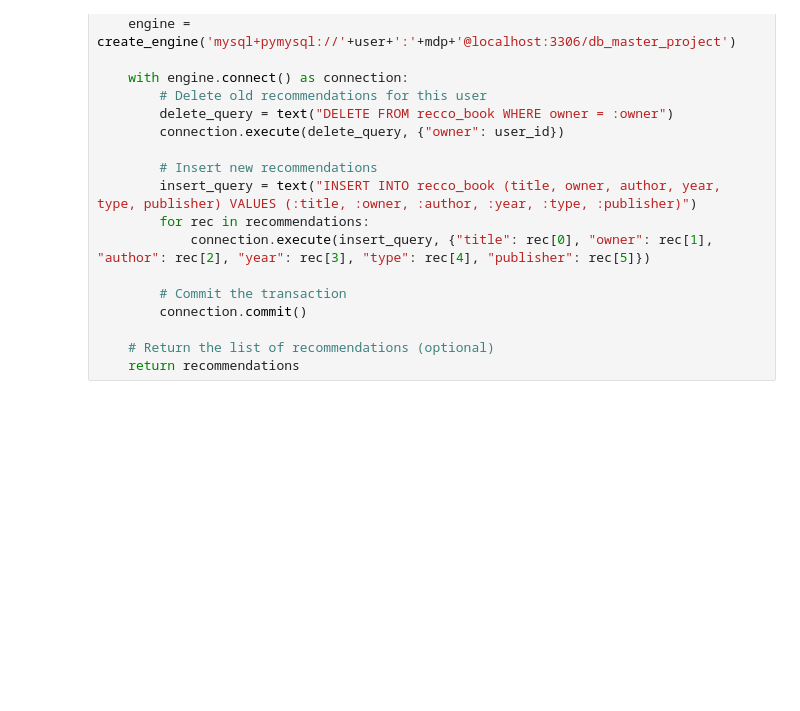
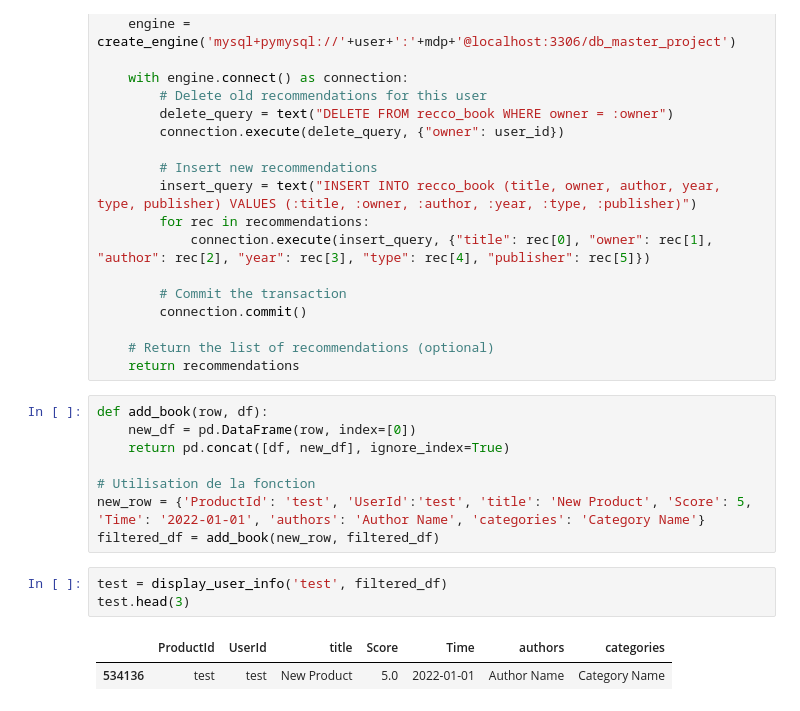
Before and after one commit to LoicCASSAN/Machine-Learning-in-Production-Project, a Jupyter notebook: recommendation.ipynb, the cells around one changed output. Drawn from its saved outputs; the diff is of its cells as text; blank space fills up the shorter version.

```diff
--- a/recommendation.ipynb
+++ b/recommendation.ipynb
@@ -465,3 +476,17 @@ def provide_recommendations_for_user(user_id, top_n=35):
 
     # Return the list of recommendations (optional)
     return recommendations
+# %%
+def add_book(row, df):
+    new_df = pd.DataFrame(row, index=[0])
+    return pd.concat([df, new_df], ignore_index=True)
+
+# Utilisation de la fonction
+new_row = {'ProductId': 'test', 'UserId':'test', 'title': 'New Product', 'Score': 5, 'Time': '2022-01-01', 'authors': 'Author Name', 'categories': 'Category Name'}
+filtered_df = add_book(new_row, filtered_df)
+# %%
+test = display_user_info('test', filtered_df)
+test.head(3)
+# %% [output]
+|  | ProductId | UserId | title | Score | Time | authors | categories |
+| 534136 | test | test | New Product | 5.0 | 2022-01-01 | Author Name | Category Name |
```
Also changed, not shown: parts of 5 cells of this notebook, 3 other files.
